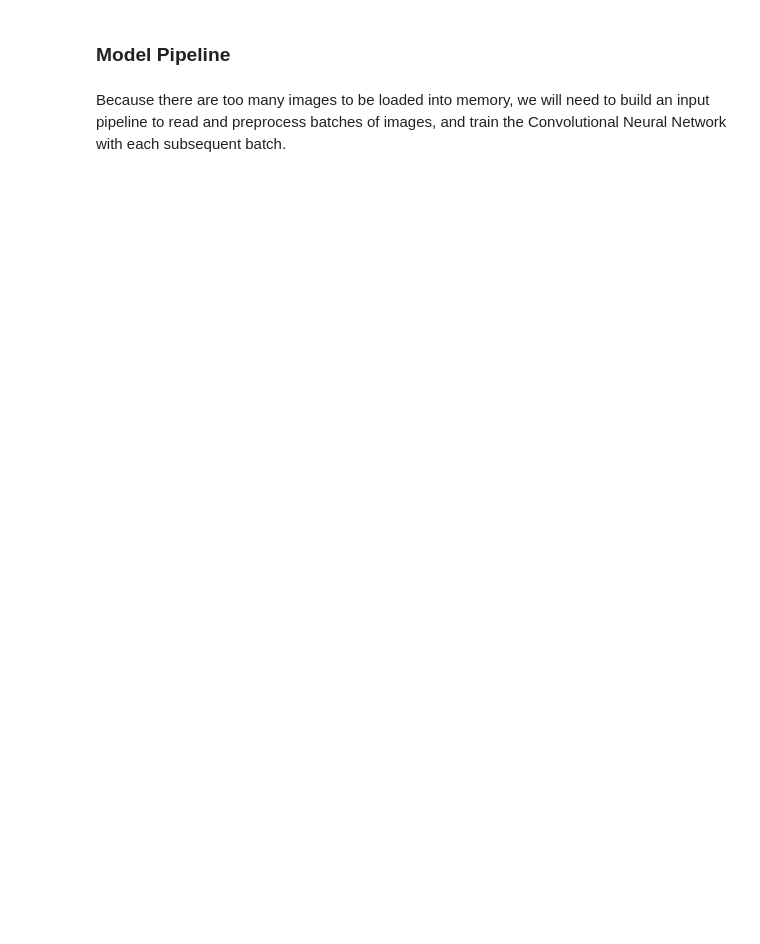
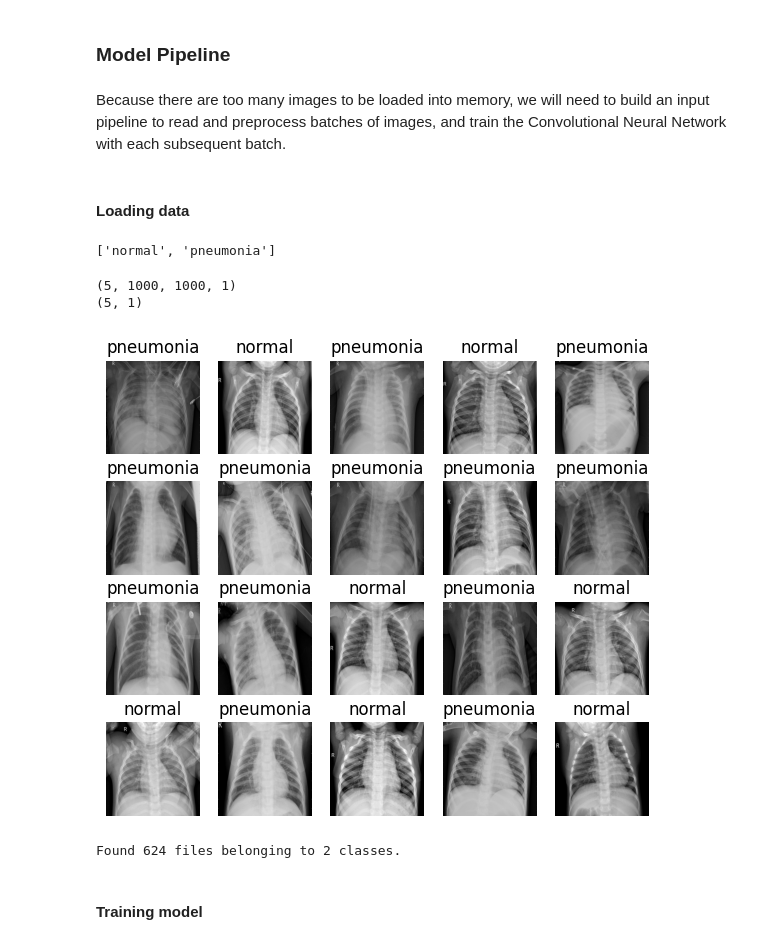
Before and after one commit to sarambulo/Pneumonia_detection, a Jupyter notebook: notebooks/Pneumonia_detection.ipynb, the cells around one changed output. Drawn from its saved outputs; the diff is of its cells as text; code cells hidden in the pictures; blank space fills up the shorter version.

```diff
--- a/notebooks/Pneumonia_detection.ipynb
+++ b/notebooks/Pneumonia_detection.ipynb
@@ -119,3 +154,63 @@ plt.show()
 ### Model Pipeline
 # %% [markdown]
 Because there are too many images to be loaded into memory, we will need to build an input pipeline to read and preprocess batches of images, and train the Convolutional Neural Network with each subsequent batch.
+# %% [markdown]
+#### Loading data
+# %%
+# Dataset params
+image_size = (1000, 1000)
+batch_size = 5
+label_mode = 'binary'
+color_mode = 'grayscale'
+crop_to_aspect_ratio = False
+seed = 888
+# %%
+train_dataset = image_dataset_from_directory(
+    path / 'train',
+    label_mode = label_mode,
+    color_mode = color_mode,
+    batch_size = batch_size,
+    crop_to_aspect_ratio = crop_to_aspect_ratio,
+    seed = seed,
+    image_size = image_size
+)
+# %%
+class_names = train_dataset.class_names
+class_names
+# %% [output]
+['normal', 'pneumonia']
+# %%
+for image_batch, labels_batch in train_dataset.take(1):
+  print(image_batch.shape)
+  print(labels_batch.shape)
+del image_batch
+del labels_batch
+# %% [output]
+(5, 1000, 1000, 1)
+(5, 1)
+# %%
+fig, axs = plt.subplots(4, 5)
+fig.set_size_inches(7, 6)
+for batch, row in zip(train_dataset.take(4), axs):
+    images, labels = batch
+    for ax, image, label in zip(row, images, labels):
+        ax.imshow(image.numpy().astype("uint8"), cmap = 'gray')
+        ax.set_title(class_names[int(label)])
+        ax.axis('off')
+plt.show()
+# %% [output]
+[figure, added]
+# %%
+test_dataset = image_dataset_from_directory(
+    path / 'test',
+    label_mode = label_mode,
+    color_mode = color_mode,
+    batch_size = batch_size,
+    crop_to_aspect_ratio = crop_to_aspect_ratio,
+    seed = seed,
+    image_size = image_size
+)
+# %% [output]
+Found 624 files belonging to 2 classes.
+# %% [markdown]
+#### Training model
```
Also changed, not shown: parts of 13 cells of this notebook.
